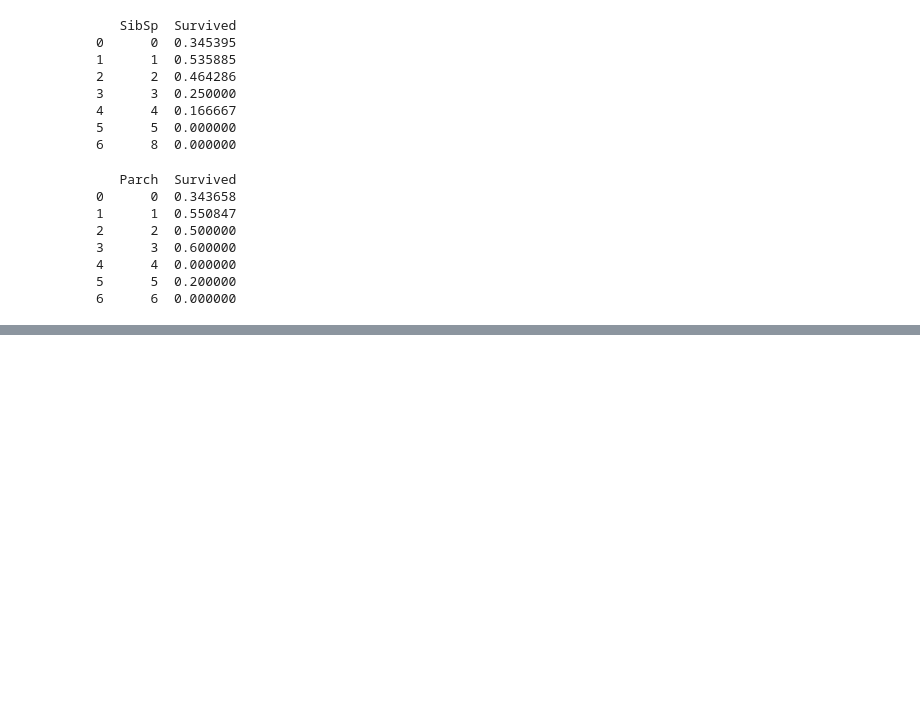
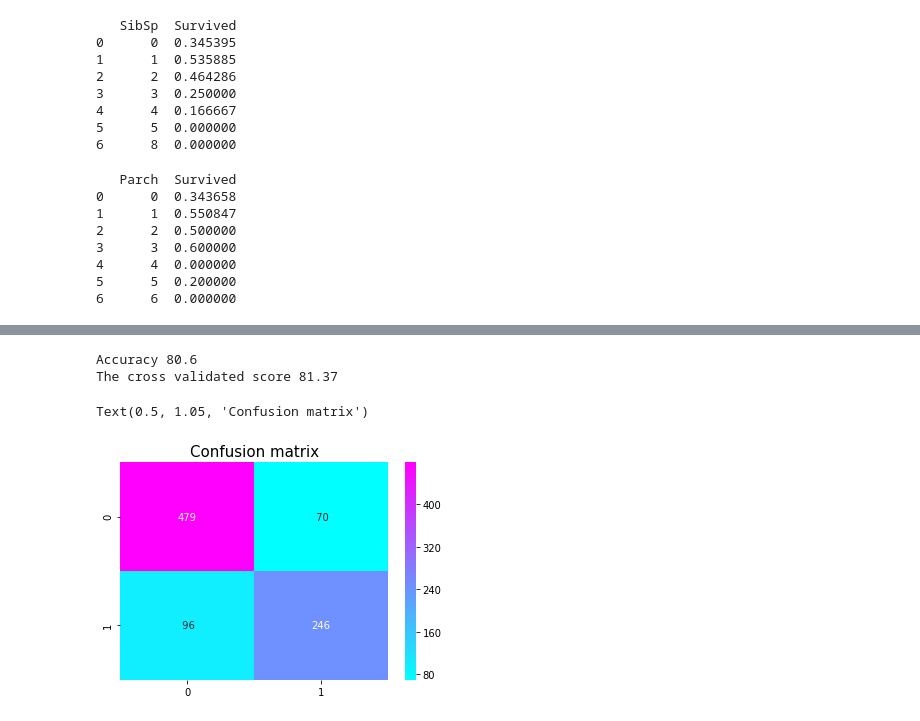
Before and after one commit to Fenris791/Kaggle---Machine-Learning-Course, a Jupyter notebook: Titanic/Titanic Competition Script.ipynb, the cells around one changed output, grey strips where cells are left out. Cells and saved outputs as stored; diff of their text form; code cells hidden in the pictures; blank space fills up the shorter version.

```diff
--- a/Titanic/Titanic Competition Script.ipynb
+++ b/Titanic/Titanic Competition Script.ipynb
@@ -91,7 +118,7 @@ for data in df_all:
     data['Age'][np.isnan(data['Age'])] = random_list
     data['Age'] = data['Age'].astype(int)
 
-df_train['Age_Group'] = pd.cut(df_train['Age'], 6)
+#df_train['Age_Group'] = pd.cut(df_train['Age'], 6)
 # %% [output]
       Age  Survived
 0    0.42  1.000000
@@ -178,0 +490,19 @@ print( df_train[["Fare_Group","Survived"]].groupby(["Fare_Group"], as_index = Fa
+# %%
+from sklearn.svm import SVC, LinearSVC
+
+model = SVC()
+model.fit(X_train,y_train)
+prediction_svm=model.predict(X_test)
+
+
+print('Accuracy',round(accuracy_score(prediction_svm,y_test)*100,2))
+result_svm=cross_val_score(model,all_features,Targeted_feature,cv=10,scoring='accuracy')
+print('The cross validated score',round(result_svm.mean()*100,2))
+y_pred = cross_val_predict(model,all_features,Targeted_feature,cv=10)
+sns.heatmap(confusion_matrix(Targeted_feature,y_pred),annot=True,fmt='3.0f',cmap="cool")
+plt.title('Confusion matrix', y=1.05, size=15)
+# %% [output]
+Accuracy 80.6
+The cross validated score 81.37
+Text(0.5, 1.05, 'Confusion matrix')
+[figure, added]
```
Also changed, not shown: parts of 42 cells of this notebook.
